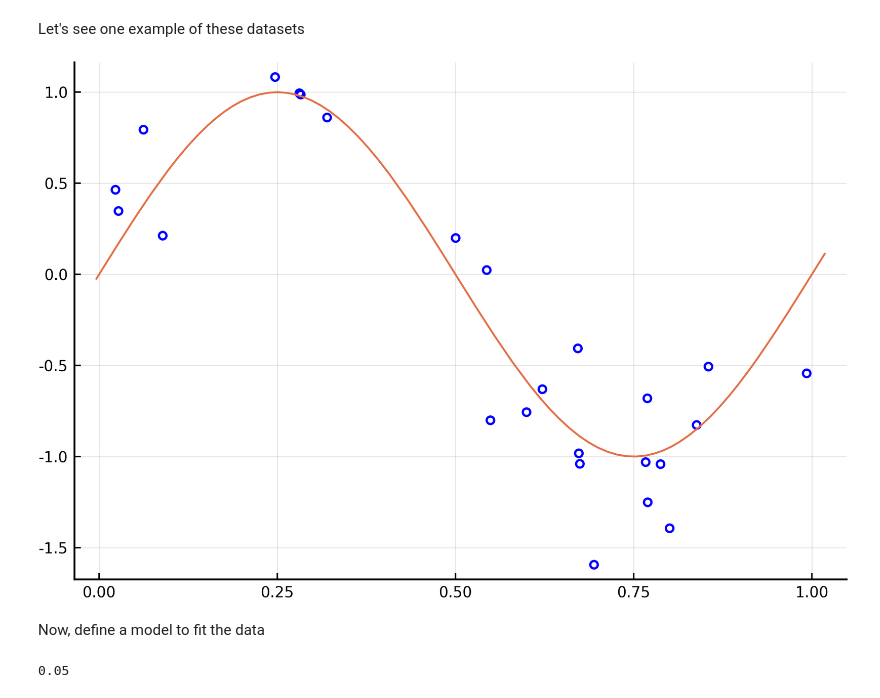
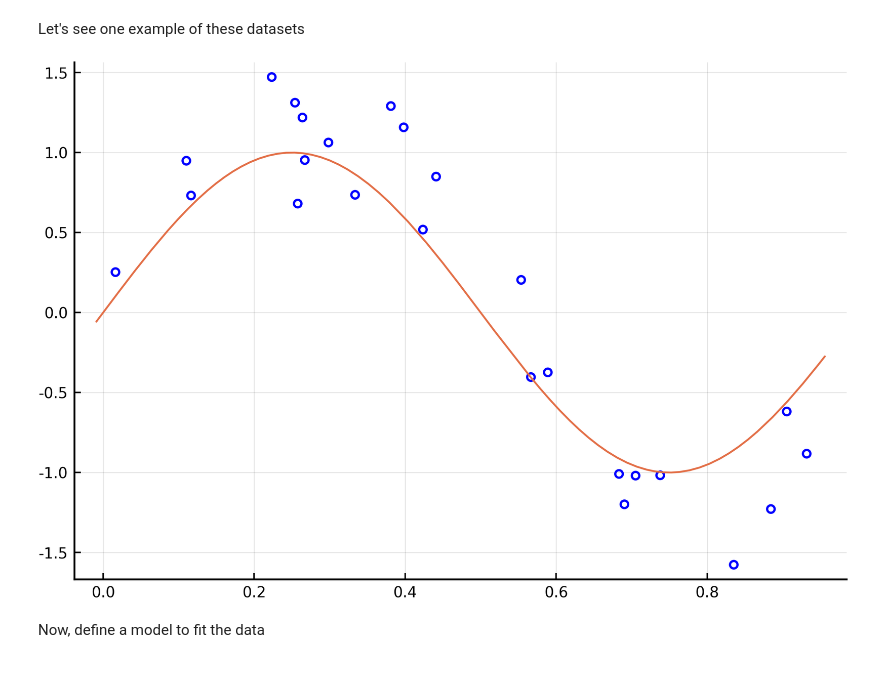
Before and after one commit to ulinares/PRML, a Jupyter notebook: notebooks/Chapter3.ipynb, the cells around one changed output. Cells and saved outputs as stored; diff of their text form; code cells hidden in the pictures.

```diff
--- a/notebooks/Chapter3.ipynb
+++ b/notebooks/Chapter3.ipynb
@@ -75,18 +111,11 @@ end
 Let's see one example of these datasets
 # %%
 ds = datasets[rand(1:L)]
-Φ = gaussian_expansion(ds[1], )
 scatter(ds[1], ds[2], legend=false)
-plot!(h)
+plot!(x -> sin(2π*x))
 # %% [output]
-[figure, old version]
+[figure, new version]
 # %% [markdown]
 Now, define a model to fit the data
-# %%
-M = 24
-μs = range(0, 1, length=M)
-s = 0.05
-# %% [output]
-0.05
 # %%
 ## To generate the figure 3.5 from Bishop
```
Also changed, not shown: parts of 6 cells of this notebook, 1 other file.
